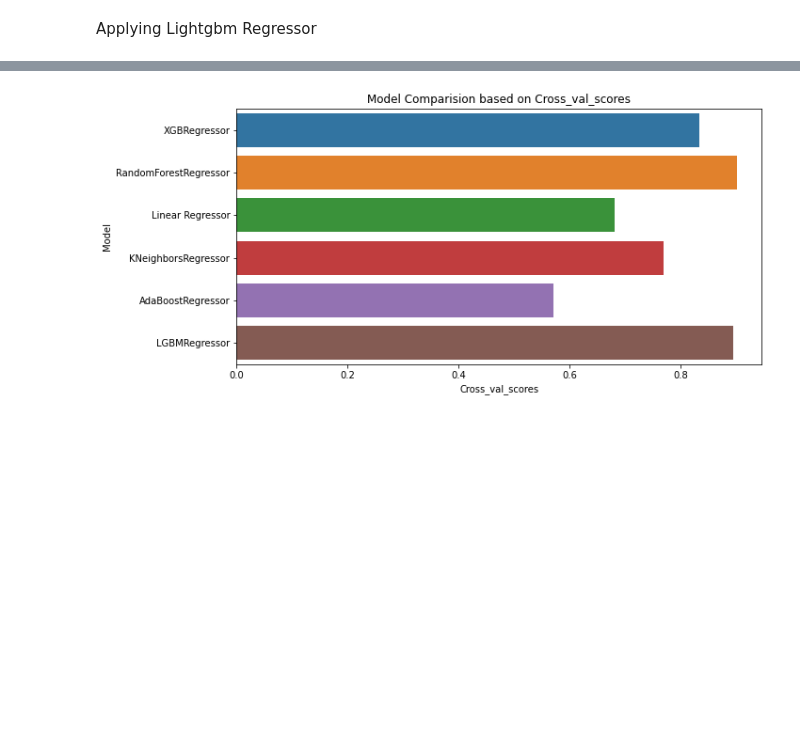
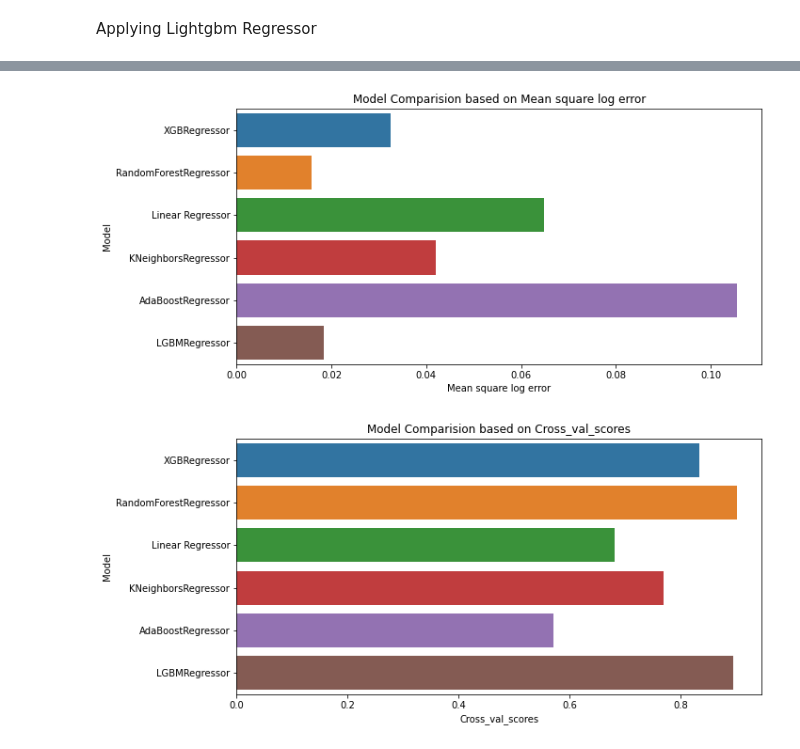
Before and after one commit to Shrut26/Flight-Ticket-Price-Prediction, a Jupyter notebook: Flight_Ticket_Price_Prediction.ipynb, the cells around one changed output, grey strips where cells are left out. Cells and saved outputs as stored; diff of their text form; code cells hidden in the pictures; blank space fills up the shorter version.

```diff
--- a/Flight_Ticket_Price_Prediction.ipynb
+++ b/Flight_Ticket_Price_Prediction.ipynb
@@ -625,3 +650,9 @@ plt.title("Model Comparision based on R2_Score");
+# %%
+plt.figure(figsize = (10 , 5))
+sns.barplot(y = "Model" , x = "Mean square log error" , data = score)
+plt.title("Model Comparision based on Mean square log error");
+# %% [output]
+[figure, added]
 # %%
 plt.figure(figsize = (10 , 5))
 sns.barplot(y = "Model" , x = "Cross_val_scores" , data = score)
```
Also changed, not shown: parts of 41 cells of this notebook.
